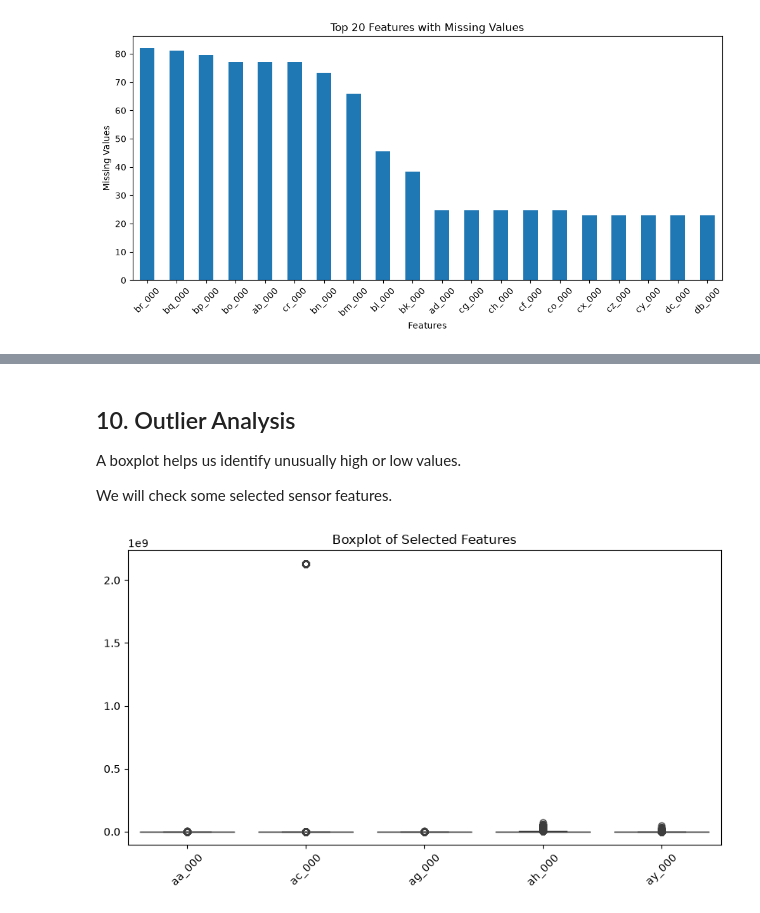
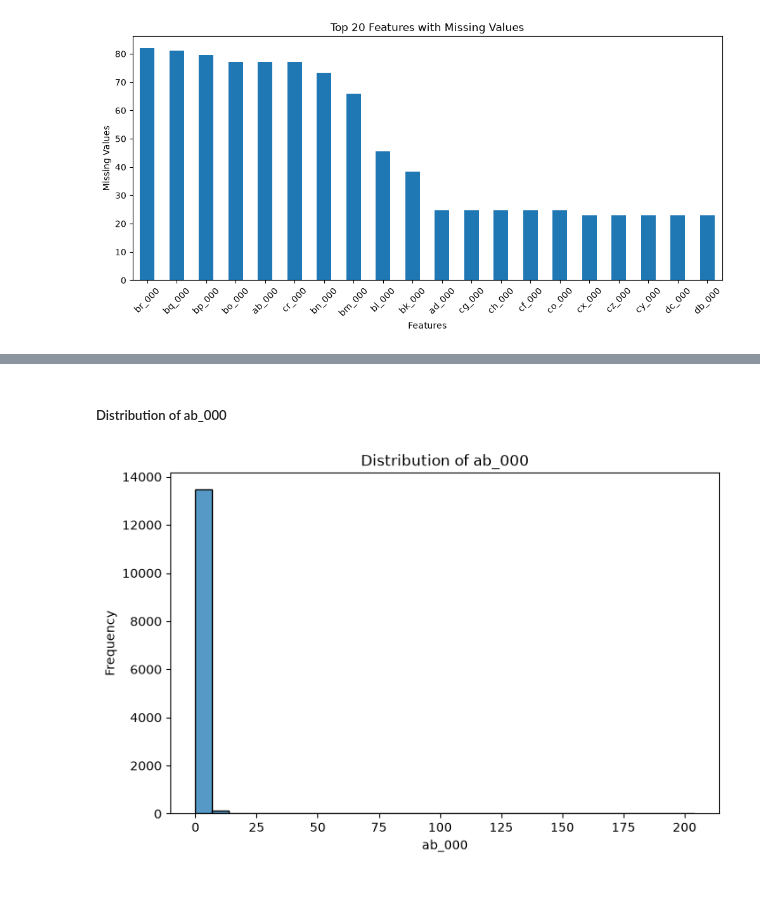
Before and after one commit to Rupesh-Mane/air-pressure-system-failure-prediction, a Jupyter notebook: notebooks/02_EDA.ipynb, the cells around one changed output, grey strips where cells are left out. Cells and saved outputs as stored; diff of their text form; code cells hidden in the pictures.

```diff
--- a/notebooks/02_EDA.ipynb
+++ b/notebooks/02_EDA.ipynb
@@ -126,17 +123,14 @@ plt.show()
-# %% [markdown]
-## 10. Outlier Analysis
-
-A boxplot helps us identify unusually high or low values.
-
-We will check some selected sensor features.
+# %% [markdown]
+##### Distribution of ab_000
 # %%
-plt.figure(figsize=(10, 5))
+plt.figure(figsize=(8,5))
 
-sns.boxplot(data=df_eda[features_to_plot])
+sns.histplot(df_eda["ab_000"], bins=30)
 
-plt.title("Boxplot of Selected Features")
-plt.xticks(rotation=45)
+plt.title("Distribution of ab_000")
+plt.xlabel("ab_000")
+plt.ylabel("Frequency")
 
 plt.show()
 # %% [output]
-[figure, old version]
+[figure, new version]
```
Also changed, not shown: parts of 32 cells of this notebook.
